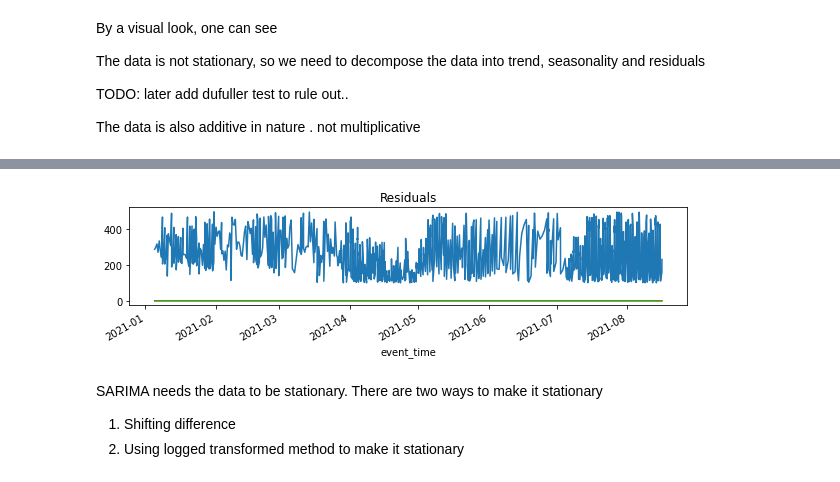
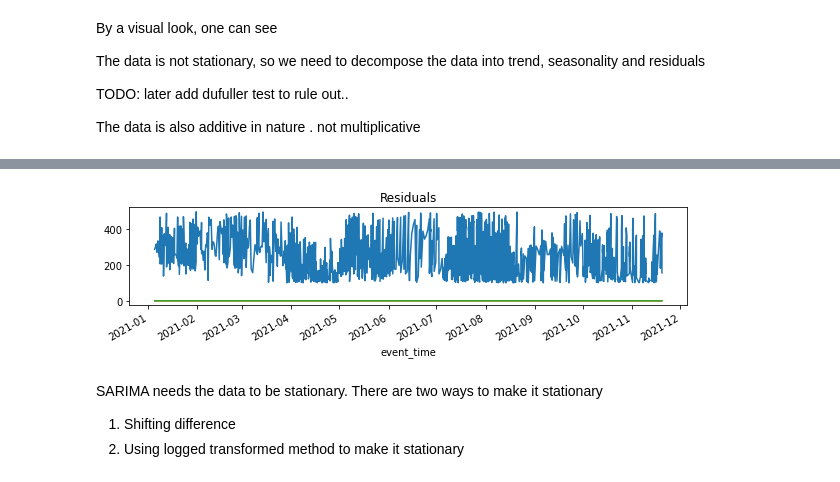
Before and after one commit to vijaycse/predictive-scaling, a Jupyter notebook: scaling_prediction_sarimax.ipynb, the cells around one changed output, grey strips where cells are left out. Cells and saved outputs as stored; diff of their text form; code cells hidden in the pictures.

```diff
--- a/scaling_prediction_sarimax.ipynb
+++ b/scaling_prediction_sarimax.ipynb
@@ -111,7 +101,7 @@ X_test.tail()
 # %%
-decomposition = plot_seasonal_decompose(X_train, 'additive')
+decomposition = plot_seasonal_decompose(sales_df_stripped_per_hr, 'additive')
 # %% [output]
-[figure, old version]
+[figure, new version]
 # %%
 from statsmodels.tsa.stattools import adfuller
 def test_stationarity(data):
```
Also changed, not shown: parts of 5 cells of this notebook.
